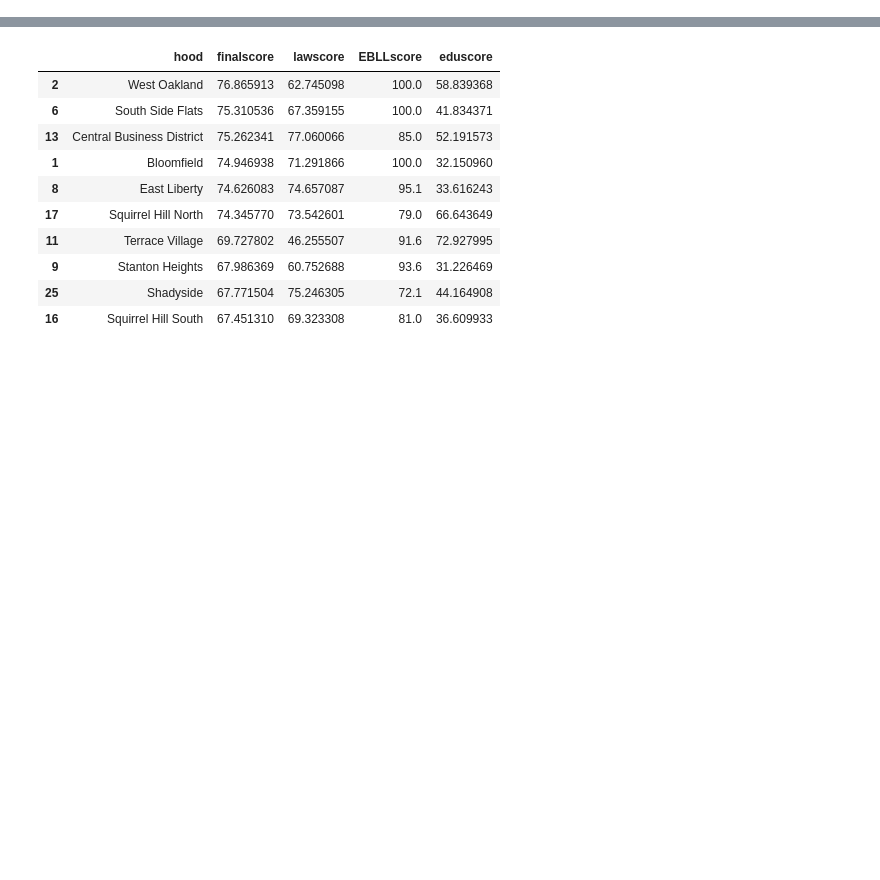
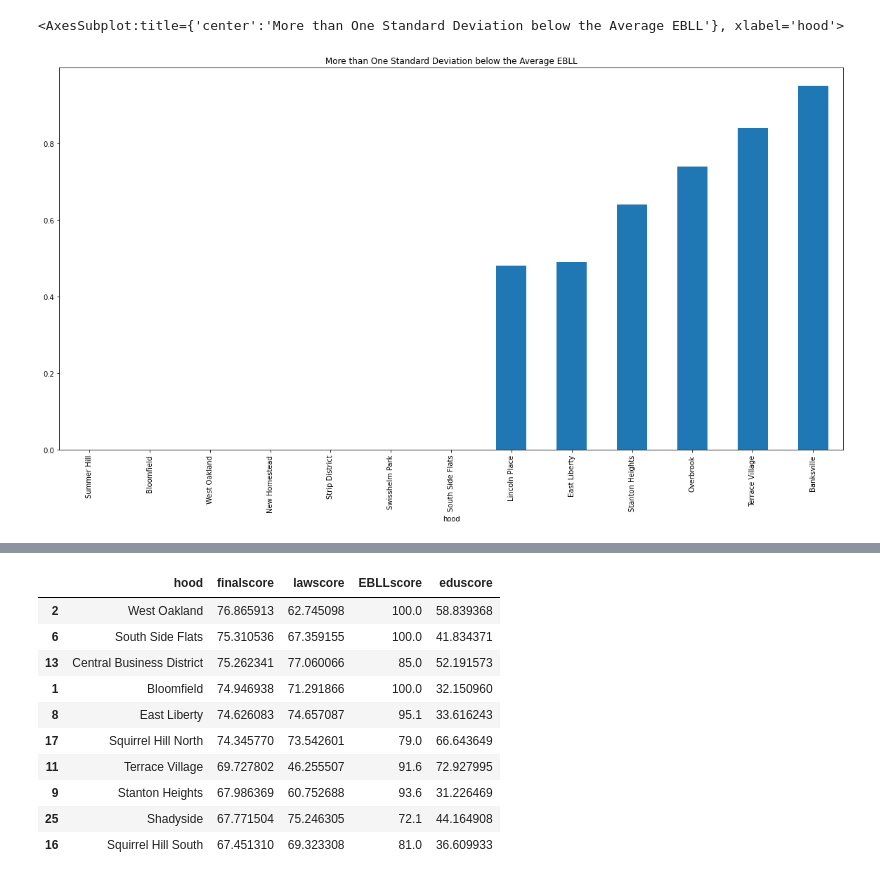
Before and after one commit to neffers/pittsburgh-neighborhood-analysis, a Jupyter notebook: combined-analysis.ipynb, the cells around one changed output, grey strips where cells are left out. Saved outputs shown, nothing was run; the diff lists cells and outputs as text; code cells hidden in the pictures; blank space fills up the shorter version.

```diff
--- a/combined-analysis.ipynb
+++ b/combined-analysis.ipynb
@@ -22,0 +68,13 @@ EBLLscored = scored[['hood','EBLLscore']]
+# %%
+doing_good = ezview['percentEBLL15_20'] < mean - stddev
+ezview[doing_good].plot(kind='bar',
+                        x='hood',
+                        y='percentEBLL15_20',
+                        figsize=(20,10),
+                        #xlabel='Neighborhood',
+                        #ylabel='EBLL rate in tested children',
+                        legend=False,
+                        title='More than One Standard Deviation below the Average EBLL')
+# %% [output]
+<AxesSubplot:title={'center':'More than One Standard Deviation below the Average EBLL'}, xlabel='hood'>
+[figure, added]
```
Also changed, not shown: parts of 13 cells of this notebook, 1 other file.
